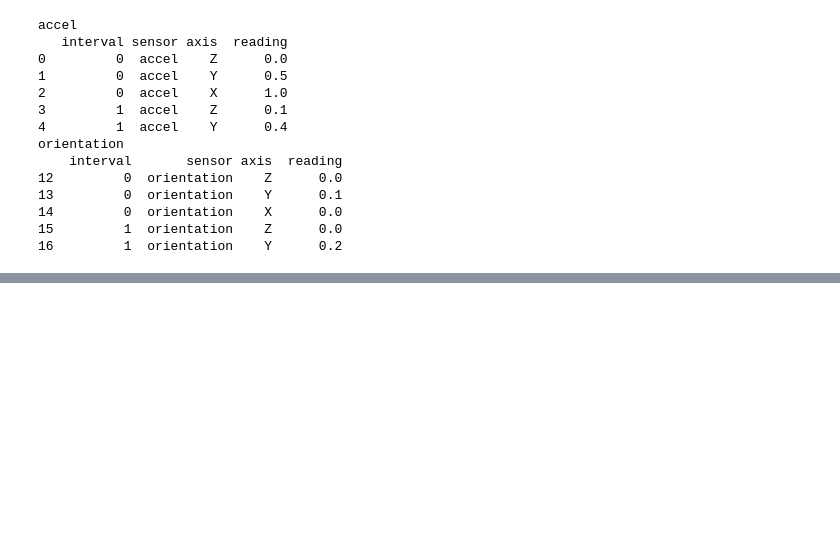
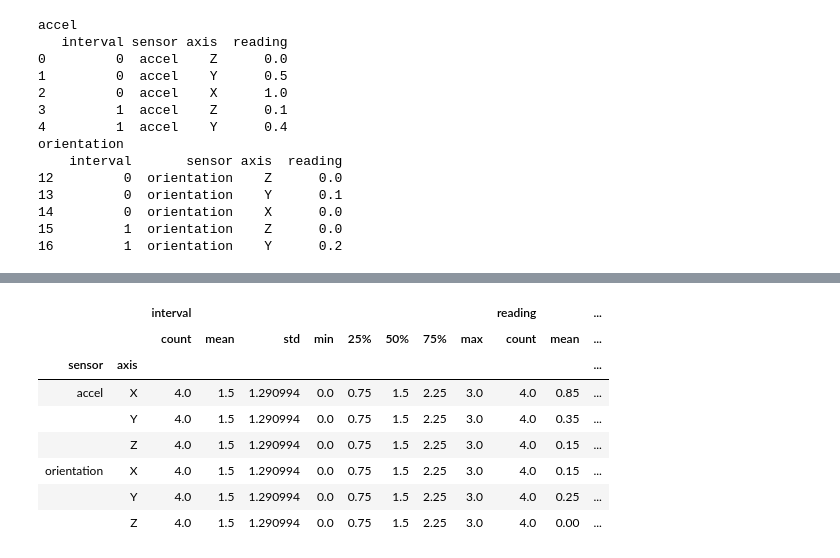
Before and after one commit to derinman/L_Python-Note, a Jupyter notebook: A02-05_Pandas Group.ipynb, the cells around one changed output, grey strips where cells are left out. Drawn from its saved outputs; the diff is of its cells as text; code cells hidden in the pictures; blank space fills up the shorter version.

```diff
--- a/A02-05_Pandas Group.ipynb
+++ b/A02-05_Pandas Group.ipynb
@@ -83,0 +109,4 @@ orientation
+# %%
+# Grouping using muiltiple columns
+mcg = sensor_data.groupby(['sensor', 'axis'])
+print_groups(mcg)
@@ -83,0 +131,12 @@ orientation
+# %%
+mcg.describe()
+# %% [output]
+|  |  | interval |  |  |  |  |  |  |  | reading |  | ... |
+|  |  | count | mean | std | min | 25% | 50% | 75% | max | count | mean | ... |
+| sensor | axis |  |  |  |  |  |  |  |  |  |  | ... |
+| accel | X | 4.0 | 1.5 | 1.290994 | 0.0 | 0.75 | 1.5 | 2.25 | 3.0 | 4.0 | 0.85 | ... |
+|  | Y | 4.0 | 1.5 | 1.290994 | 0.0 | 0.75 | 1.5 | 2.25 | 3.0 | 4.0 | 0.35 | ... |
+|  | Z | 4.0 | 1.5 | 1.290994 | 0.0 | 0.75 | 1.5 | 2.25 | 3.0 | 4.0 | 0.15 | ... |
+| orientation | X | 4.0 | 1.5 | 1.290994 | 0.0 | 0.75 | 1.5 | 2.25 | 3.0 | 4.0 | 0.15 | ... |
+|  | Y | 4.0 | 1.5 | 1.290994 | 0.0 | 0.75 | 1.5 | 2.25 | 3.0 | 4.0 | 0.25 | ... |
+|  | Z | 4.0 | 1.5 | 1.290994 | 0.0 | 0.75 | 1.5 | 2.25 | 3.0 | 4.0 | 0.00 | ... |
```
Also changed, not shown: parts of 20 cells of this notebook, 1 other file.
